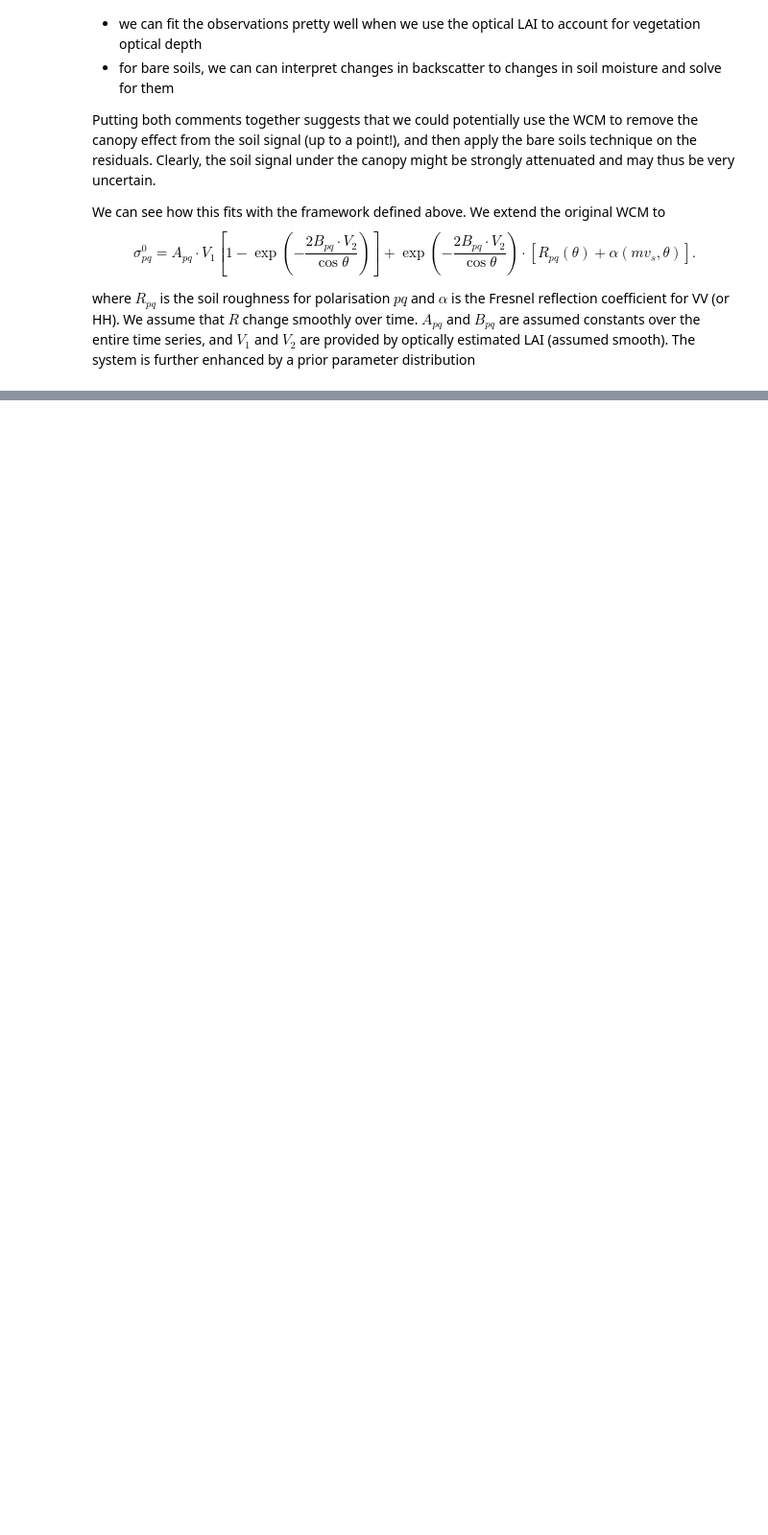
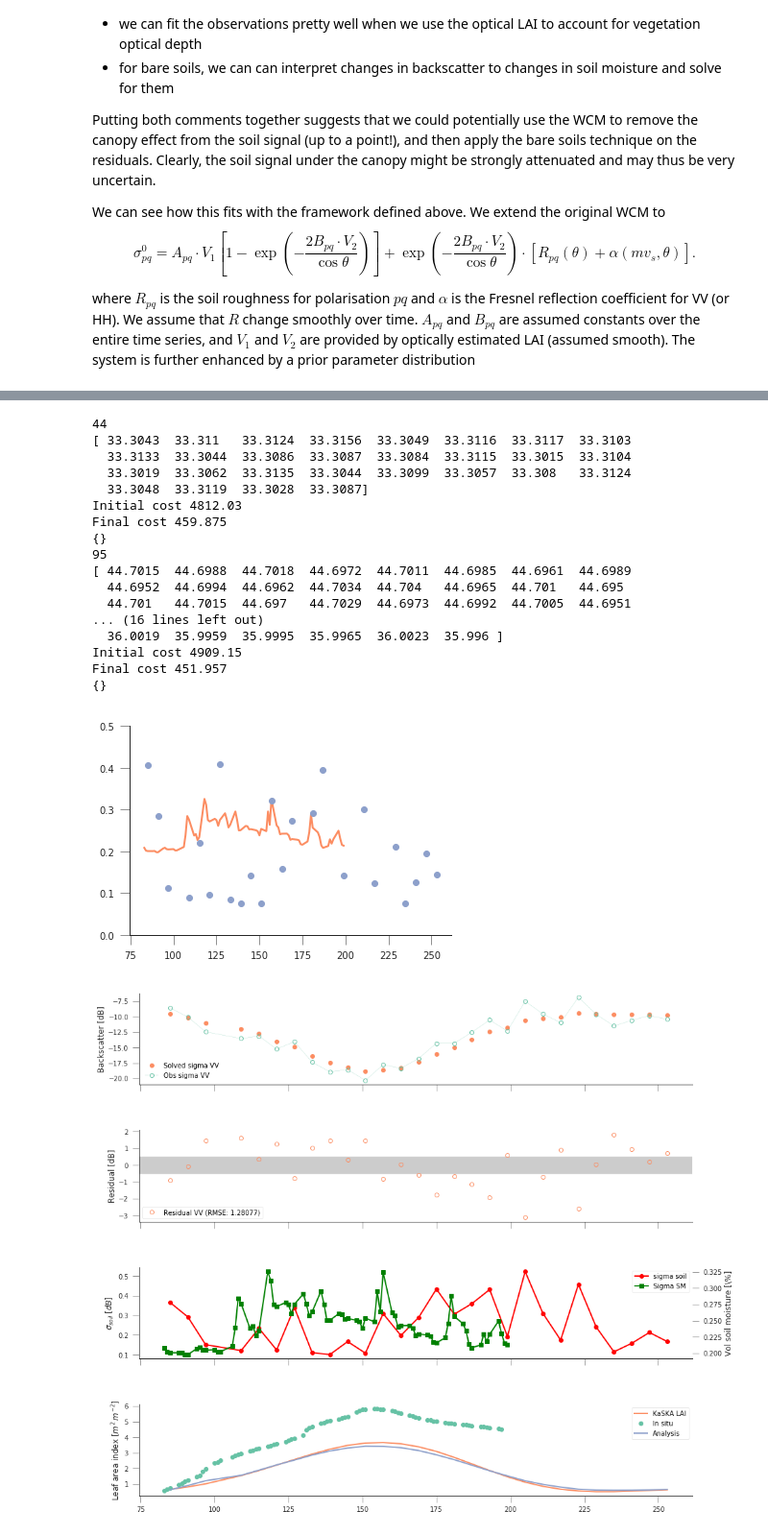
Before and after one commit to jgomezdans/sar_homework, a Jupyter notebook: S1_S2_retrievals_experiments.ipynb, the cells around one changed output, grey strips where cells are left out. Shown at 96% size. Cells and saved outputs as stored; diff of their text form; code cells hidden in the pictures; blank space fills up the shorter version.

```diff
--- a/S1_S2_retrievals_experiments.ipynb
+++ b/S1_S2_retrievals_experiments.ipynb
@@ -622,0 +625,59 @@ Final cost 423.884
+# %%
+from SAR_retrieval_machinery import *
+
+field = "508"
+for orbit_no, orbit_data in prepare_field_data(
+                            field, df, df_s2, ignore_orbits=False).items():
+    doy, passer, n_obs, svv, svh, theta, s2_lai, s2_cab, s2_cbrown = orbit_data
+    ##rr = np.ones_like(passer, dtype=np.float32)*np.nan
+    print(orbit_no)
+    print(theta)
+    sm_mean = np.nanmean([df[f"SM_{field:s}"][passer] for field in fields], axis=0)
+    sm_mean = gaussian_filter1d(sm_mean, 3)
+    alpha_mean = fresnel(mv2eps(1.99, 38.9, 11.5, sm_mean), theta.mean())
+    #sm_std = 5.*np.nanstd([df[f"SM_{field:s}"][passer]
+    #                        for field in fields], axis=0)
+    #sm_std[sm_std == 0] = 0.2
+    #print(sm_std)
+    alpha_std = np.ones_like(alpha_mean)*0.2
+
+
+    xxx = np.zeros_like(sm_mean) -5
+
+    prior_mean = np.concatenate([[0,]*6, alpha_mean, xxx, s2_lai])
+    prior_sd = np.concatenate([[10., ]*6, alpha_std, [0.1,]*n_obs, [0.1, ]*n_obs])
+    gamma = (1000, 250)
+
+    retval, residuals = invert_field_(svv, svh, theta, prior_mean, prior_sd, gamma, s2_lai)
+    plt.figure()
+
+    #plt.plot(doy, retval.x[6:(6+len(svv))], 'o')
+    alpha = retval.x[6:(6+len(svv))]
+    sols = quad_approx_solver(1.99, 38.9, 11.5,theta, alpha)
+
+    plt.plot(df[f"doy_{field:s}"], df[f"SM_{field:s}"])
+    plt.plot(doy, [s[0] for s in sols], 'o')
+    plt.plot(doy, [s[1] for s in sols], 'o')
+    plt.ylim(0,0.5)
+    do_plots_(field, retval, svv, svh, theta, doy, df, s2_lai)
+    print(retval.__dict__)
+# %% [output]
+44
+[ 33.3043  33.311   33.3124  33.3156  33.3049  33.3116  33.3117  33.3103
+  33.3133  33.3044  33.3086  33.3087  33.3084  33.3115  33.3015  33.3104
+  33.3019  33.3062  33.3135  33.3044  33.3099  33.3057  33.308   33.3124
+  33.3048  33.3119  33.3028  33.3087]
+Initial cost 4812.03
+Final cost 459.875
+{}
+95
+[ 44.7015  44.6988  44.7018  44.6972  44.7011  44.6985  44.6961  44.6989
+  44.6952  44.6994  44.6962  44.7034  44.704   44.6965  44.701   44.695
+  44.701   44.7015  44.697   44.7029  44.6973  44.6992  44.7005  44.6951
+... (16 lines left out)
+  36.0019  35.9959  35.9995  35.9965  36.0023  35.996 ]
+Initial cost 4909.15
+Final cost 451.957
+{}
+[figure, added]
+[figure, added]
```
Also changed, not shown: parts of 5 cells of this notebook.
